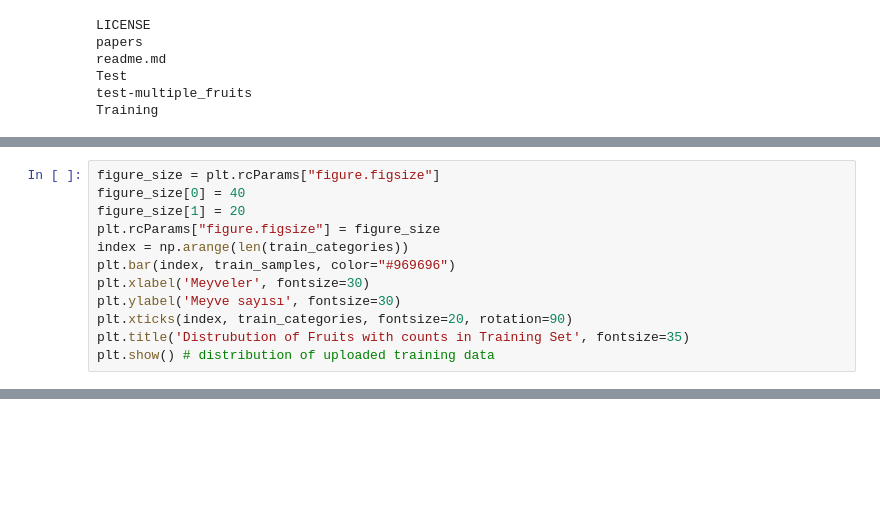
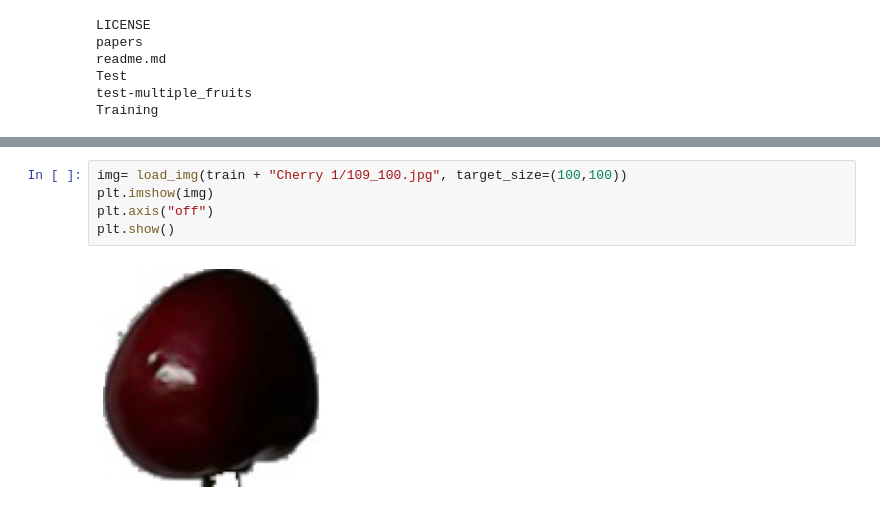
Before and after one commit to duyguaran/graduation_thesis, a Jupyter notebook: fruits.ipynb, the cells around one changed output, grey strips where cells are left out. Saved outputs shown, nothing was run; the diff lists cells and outputs as text; blank space fills up the shorter version.

```diff
--- a/fruits.ipynb
+++ b/fruits.ipynb
@@ -134,12 +31,0 @@ import matplotlib.pyplot as plt
-# %%
-figure_size = plt.rcParams["figure.figsize"]
-figure_size[0] = 40
-figure_size[1] = 20
-plt.rcParams["figure.figsize"] = figure_size
-index = np.arange(len(train_categories))
-plt.bar(index, train_samples, color="#969696")
-plt.xlabel('Meyveler', fontsize=30)
-plt.ylabel('Meyve sayısı', fontsize=30)
-plt.xticks(index, train_categories, fontsize=20, rotation=90)
-plt.title('Distrubution of Fruits with counts in Training Set', fontsize=35)
-plt.show() # distribution of uploaded training data
@@ -193,0 +116,7 @@ from sklearn.datasets import load_files
+# %%
+img= load_img(train + "Cherry 1/109_100.jpg", target_size=(100,100))
+plt.imshow(img)
+plt.axis("off")
+plt.show()
+# %% [output]
+[figure, added]
```
Also changed, not shown: parts of 40 cells of this notebook.
